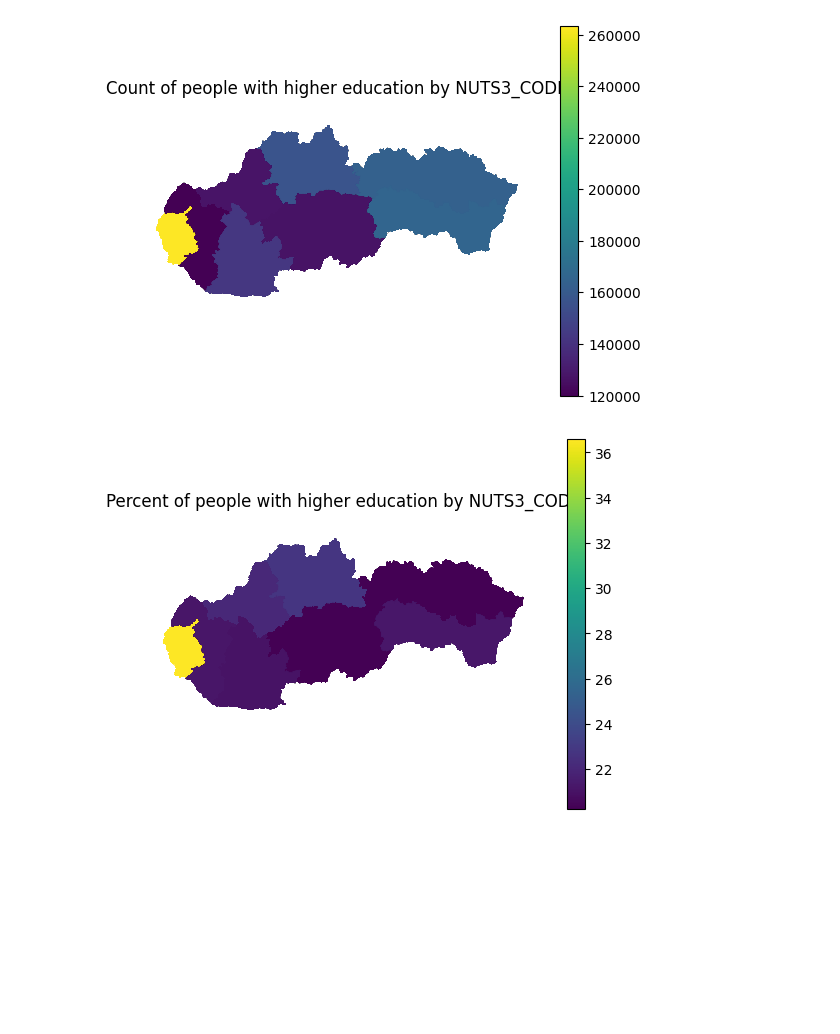
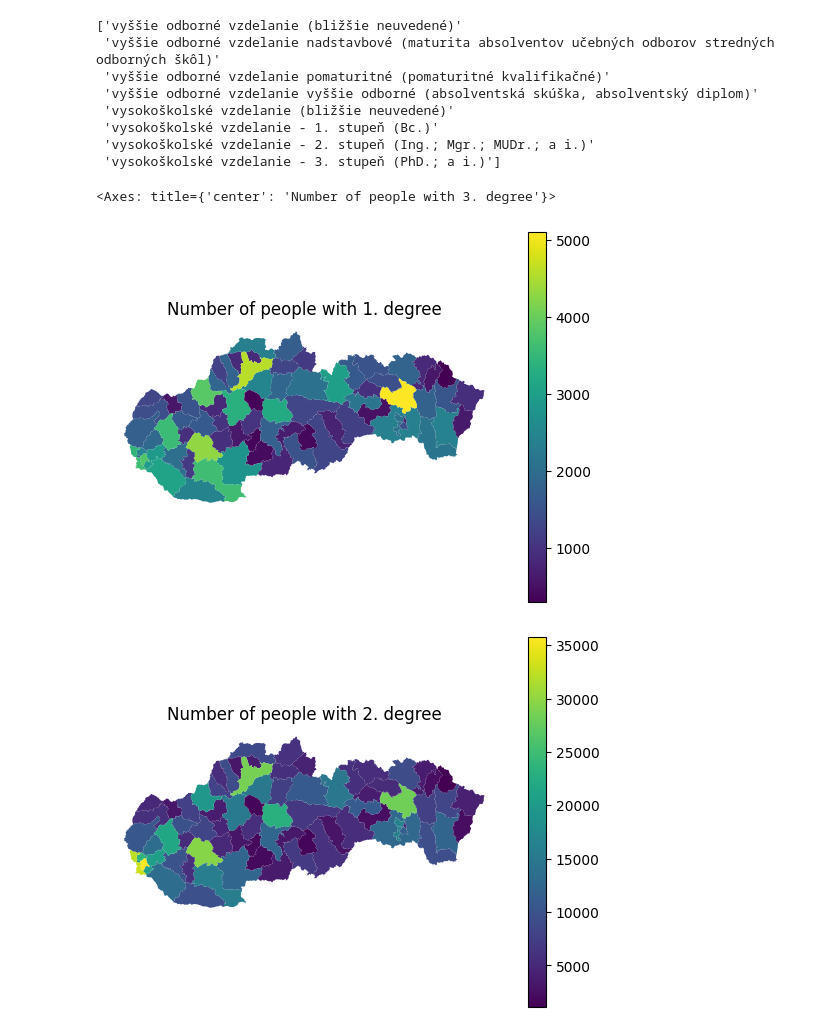
Before and after one commit to AndruKP/mathprofi-education, a Jupyter notebook: nolas.ipynb, the cells around one changed output. Drawn from its saved outputs; the diff is of its cells as text; code cells hidden in the pictures; blank space fills up the shorter version.

```diff
--- a/nolas.ipynb
+++ b/nolas.ipynb
@@ -36,5 +55,6 @@ districts.head()
 # %%
-merged = districts.merge(dataframe, right_on='Kód okresu', left_on='LAU1_CODE')
-merged.info()
+merged = pd.merge(districts, dataframe, right_on='Kód okresu', left_on='LAU1_CODE')
+display(len(merged['LAU1_CODE'].unique()))
+display(merged.info())
 merged['abs.'].sum()
 # %% [output]
@@ -59,31 +81,44 @@ memory usage: 1.1+ MB
 # %%
-def with_selected_edu(dataframe: pd.DataFrame, geo_unit: str, selected_edu: list[str], kind: ('count', 'percent')='percent'):
+def with_selected_edu(dataframe: pd.DataFrame, geo_unit: str, selected_edu: list[str], title, kind: ('count', 'percent')='percent'):
     series_list = [dataframe['Vzdelanie'] == edu for edu in selected_edu]
     selected_edu = reduce(lambda x, y: x | y, series_list, pd.Series(False, index=dataframe['Vzdelanie'].index))
     selected = dataframe[selected_edu]
     edu_count = selected.groupby(geo_unit)['abs.'].sum().rename('count')
     edu_unit = edu_count.reset_index()
     if kind == 'count':
         to_merge = edu_unit
     elif kind == 'percent':
         population_count = dataframe.groupby(geo_unit)['abs.'].sum().rename('population')
         population_unit = population_count.reset_index()
         to_merge = pd.merge(population_unit, edu_unit, on=geo_unit)
         to_merge['percent'] = 100 * to_merge['count'] / to_merge['population']
     else:
-        raise "Given kind is not supported"
-    merged = dataframe.merge(to_merge, on=geo_unit)
-    merged.plot(column=kind, legend=True)
-    plt.title(f'{kind.capitalize()} of people with higher education by {geo_unit}')
+        raise Exception("Given kind is not supported")
+    geo = districts.set_index(geo_unit)
+    # merged = districts.merge(to_merge, on=geo_unit)
+    to_merge.set_index(geo_unit, inplace=True)
+    geo[kind] = to_merge[kind]
+    fig = geo.plot(column=kind, legend=True)
+    plt.title(title)
     plt.axis('off')
-    plt.show()
+    # plt.show()
+    return fig
 
 edu_types = merged['Vzdelanie'].unique()
 high_edu = edu_types[14:22]
-with_selected_edu(merged, 'NUTS3_CODE', high_edu, kind='count')
-with_selected_edu(merged, 'NUTS3_CODE', high_edu, kind='percent')
-with_selected_edu(merged, 'LAU2_CODE', high_edu, kind='count')
-with_selected_edu(merged, 'LAU2_CODE', high_edu, kind='percent')
+print(high_edu)
+with_selected_edu(merged, 'LAU1_CODE', edu_types[19:20], kind='count', title='Number of people with 1. degree')
+with_selected_edu(merged, 'LAU1_CODE', edu_types[20:21], kind='count', title='Number of people with 2. degree')
+with_selected_edu(merged, 'LAU1_CODE', edu_types[21:22], kind='count', title='Number of people with 3. degree')
 # %% [output]
+['vyššie odborné vzdelanie (bližšie neuvedené)'
+ 'vyššie odborné vzdelanie nadstavbové (maturita absolventov učebných odborov stredných odborných škôl)'
+ 'vyššie odborné vzdelanie pomaturitné (pomaturitné kvalifikačné)'
+ 'vyššie odborné vzdelanie vyššie odborné (absolventská skúška, absolventský diplom)'
+ 'vysokoškolské vzdelanie (bližšie neuvedené)'
+ 'vysokoškolské vzdelanie - 1. stupeň (Bc.)'
+ 'vysokoškolské vzdelanie - 2. stupeň (Ing.; Mgr.; MUDr.; a i.)'
+ 'vysokoškolské vzdelanie - 3. stupeň (PhD.; a i.)']
+<Axes: title={'center': 'Number of people with 3. degree'}>
-[figure, old version]
+[figure, new version]
-[figure, old version]
+[figure, new version]
```
Also changed, not shown: parts of 8 cells of this notebook, 1 other file.
